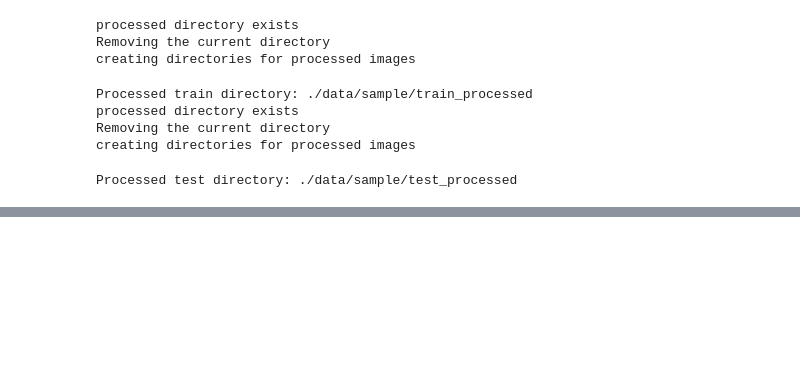
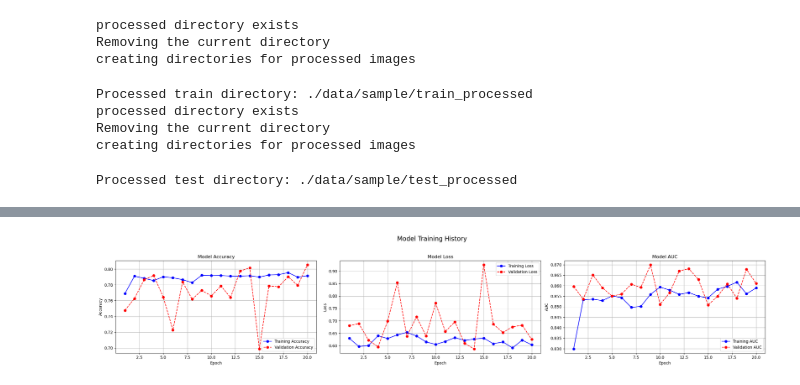
Before and after one commit to devmarkpro/histopathologic-cancer-detection, a Jupyter notebook: cancer-detection-cnn.ipynb, the cells around one changed output, grey strips where cells are left out. Saved outputs shown, nothing was run; the diff lists cells and outputs as text; code cells hidden in the pictures; blank space fills up the shorter version.

```diff
--- a/cancer-detection-cnn.ipynb
+++ b/cancer-detection-cnn.ipynb
@@ -356,0 +587,4 @@ pd.DataFrame(simple_cnn_history.history).plot()
+# %%
+plot_training_history(resnet152v2_history)
+# %% [output]
+[figure, added]
```
Also changed, not shown: parts of 36 cells of this notebook, 1 other file.
